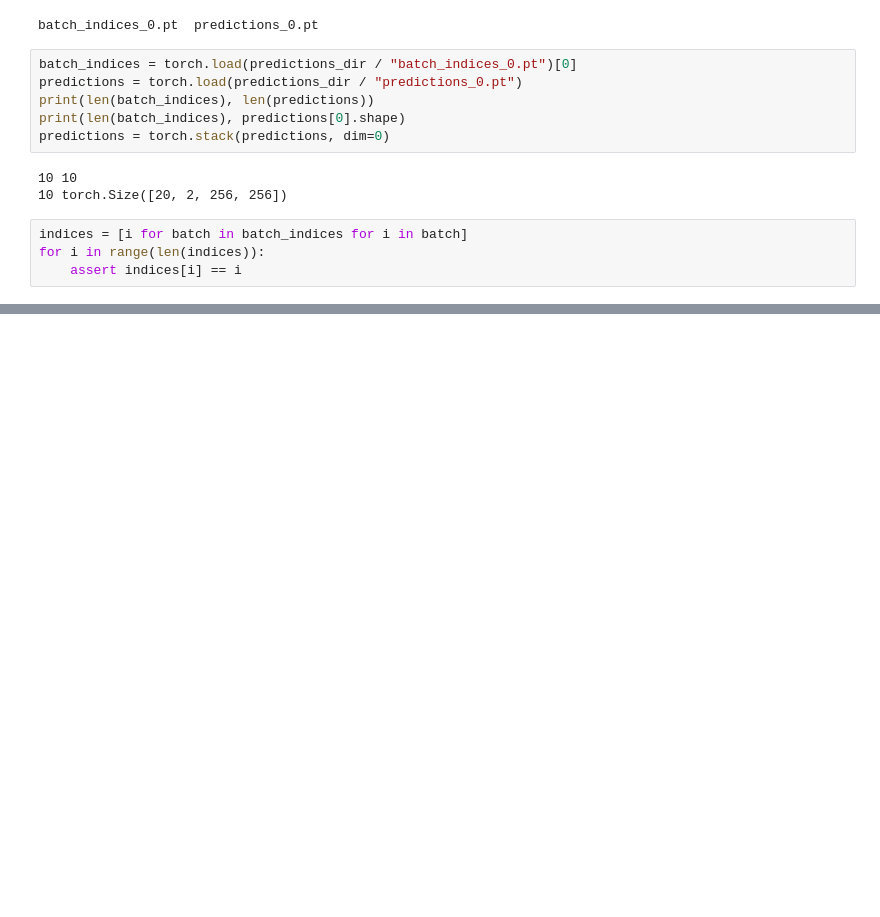
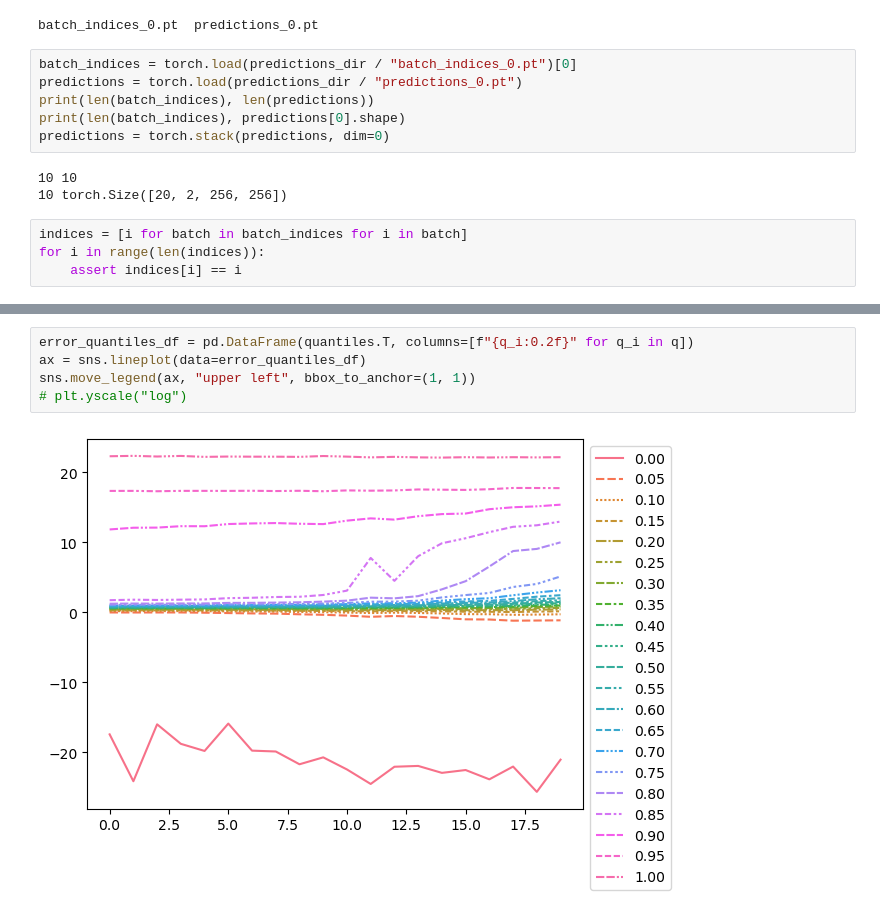
Before and after one commit to ishan-gaur/implicit-cell-model, a Jupyter notebook: var_interp.ipynb, the cells around one changed output, grey strips where cells are left out. Drawn from its saved outputs; the diff is of its cells as text; blank space fills up the shorter version.

```diff
--- a/var_interp.ipynb
+++ b/var_interp.ipynb
@@ -236,3 +259,10 @@ torch.Size([10, 20]) torch.Size([10, 20])
+# %%
+error_quantiles_df = pd.DataFrame(quantiles.T, columns=[f"{q_i:0.2f}" for q_i in q])
+ax = sns.lineplot(data=error_quantiles_df)
+sns.move_legend(ax, "upper left", bbox_to_anchor=(1, 1))
+# plt.yscale("log")
+# %% [output]
+[figure, added]
 # %%
 partner_indices = np.random.choice(predictions.shape[0], predictions.shape[0], replace=False)
 partner_preds = targets[partner_indices]
```
Also changed, not shown: parts of 14 cells of this notebook.
